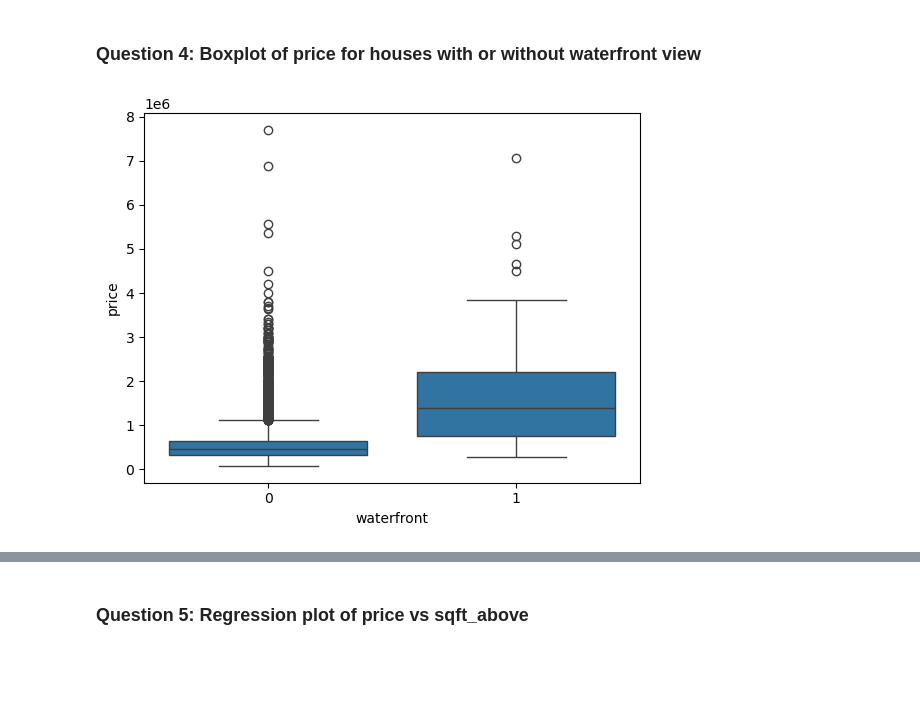
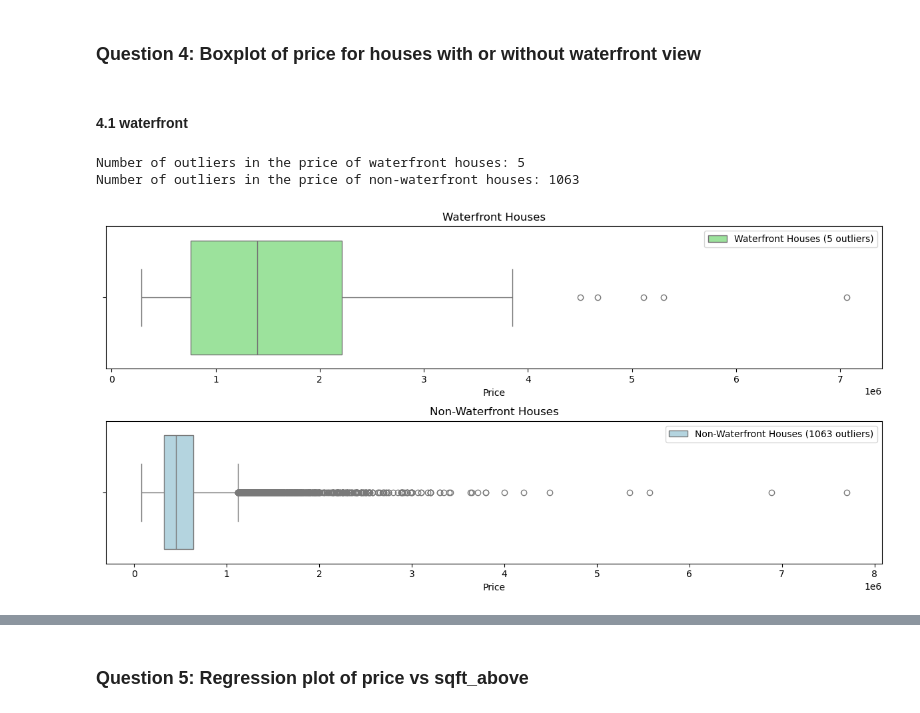
Before and after one commit to Keithsel/DAP301m-code, a Jupyter notebook: Lab_1/Lab_1.ipynb, the cells around one changed output, grey strips where cells are left out. Cells and saved outputs as stored; diff of their text form; code cells hidden in the pictures; blank space fills up the shorter version.

```diff
--- a/Lab_1/Lab_1.ipynb
+++ b/Lab_1/Lab_1.ipynb
@@ -10,2 +17,3 @@ from sklearn.pipeline import Pipeline
 # %%
-data = pd.read_csv('/home/ibi/Documents/GitHub/DAP301m-code/Lab_1/lab1_kc_house_data.csv')
+data = pd.read_csv('lab1_kc_house_data.csv')
+data.head()
@@ -36,6 +54,6 @@ dtype: object
 # %%
-data_cleaned = data.drop(columns=['id'], axis=1)
-data_cleaned.describe()
+data.drop(columns=['id', 'date'], axis=1, inplace=True)
+data.describe()
 # %% [output]
 |  | price | bedrooms | bathrooms | sqft_living | sqft_lot | floors | waterfront | view | condition | grade | ... |
 | count | 2.161300e+04 | 21613.000000 | 21613.000000 | 21613.000000 | 2.161300e+04 | 21613.000000 | 21613.000000 | 21613.000000 | 21613.000000 | 21613.000000 | ... |
@@ -61,8 +79,44 @@ data['floors'].value_counts().to_frame()
 | 3.5 | 8 |
 # %% [markdown]
 ### Question 4: Boxplot of price for houses with or without waterfront view
-# %%
-sns.boxplot(x='waterfront', y='price', data=data)
-plt.show()
-# %% [output]
-[figure, removed]
+# %% [markdown]
+#### 4.1 waterfront
+# %%
+waterfront_houses = data[data['waterfront'] == 1]['price']
+no_waterfront_houses = data[data['waterfront'] == 0]['price']
+# %%
+# Count outliers waterfront
+iqr_waterfront = waterfront_houses.quantile(0.75) - waterfront_houses.quantile(0.25)
+outliers_waterfront = waterfront_houses[(waterfront_houses < waterfront_houses.quantile(0.25) - 1.5 * iqr_waterfront) | (waterfront_houses > waterfront_houses.quantile(0.75) + 1.5 * iqr_waterfront)]
+outliers_waterfront_count = len(outliers_waterfront)
+print(f"Number of outliers in the price of waterfront houses: {outliers_waterfront_count}")
+
+# Count outliers of NO waterfront
+iqr_no_waterfront = no_waterfront_houses.quantile(0.75) - no_waterfront_houses.quantile(0.25)
+outliers_no_waterfront = no_waterfront_houses[(no_waterfront_houses < no_waterfront_houses.quantile(0.25) - 1.5 * iqr_no_waterfront) | (no_waterfront_houses > no_waterfront_houses.quantile(0.75) + 1.5 * iqr_no_waterfront)]
+outliers_no_waterfront_count = len(outliers_no_waterfront)
+print(f"Number of outliers in the price of non-waterfront houses: {outliers_no_waterfront_count}")
+# %% [output]
+Number of outliers in the price of waterfront houses: 5
+Number of outliers in the price of non-waterfront houses: 1063
+# %%
+fig, (ax1, ax2) = plt.subplots(2, 1, figsize=(12, 6))
+
+# Waterfront houses boxplot
+sns.boxplot(x=waterfront_houses, ax=ax1, color='lightgreen')
+ax1.title.set_text('Waterfront Houses')
+ax1.set_xlabel('Price')
+
+# Non-waterfront houses boxplot
+sns.boxplot(x=no_waterfront_houses, ax=ax2, color='lightblue')
+ax2.title.set_text('Non-Waterfront Houses')
+ax2.set_xlabel('Price')
+
+# Add legend
+ax1.legend(['Waterfront Houses (5 outliers)'], loc='upper right')
+ax2.legend(['Non-Waterfront Houses (1063 outliers)'], loc='upper right')
+
+plt.tight_layout()
+plt.show()
+# %% [output]
+[figure, added]
```
Also changed, not shown: parts of 49 cells of this notebook, 1 other file.
